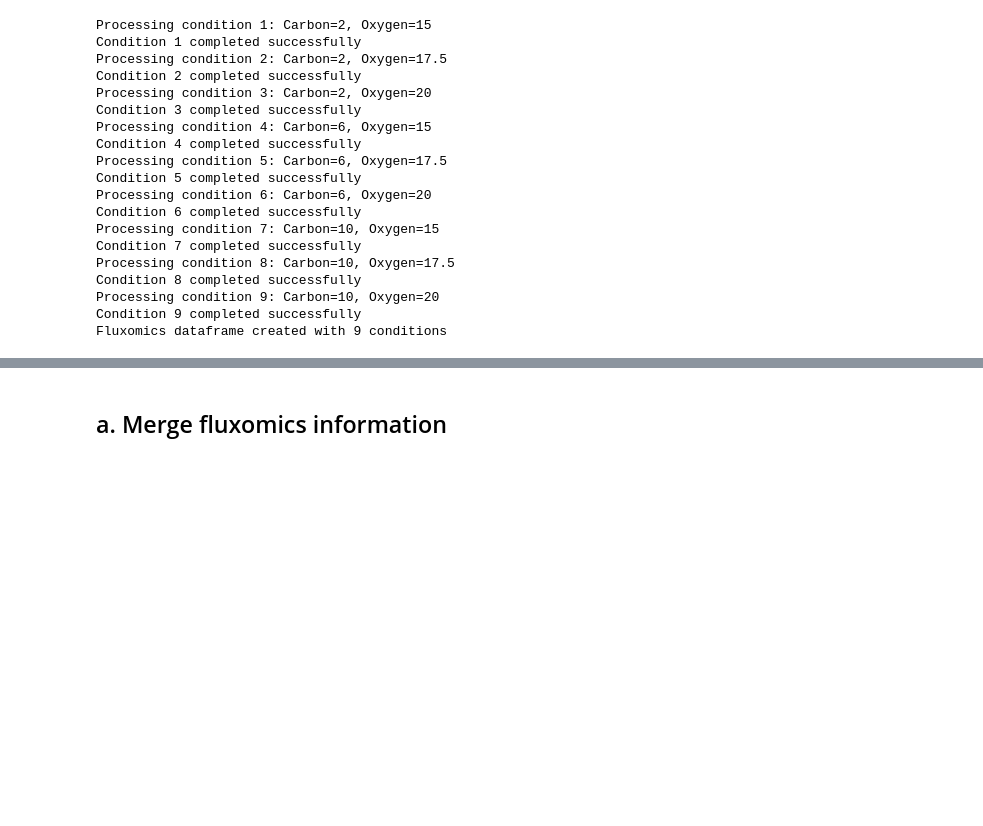
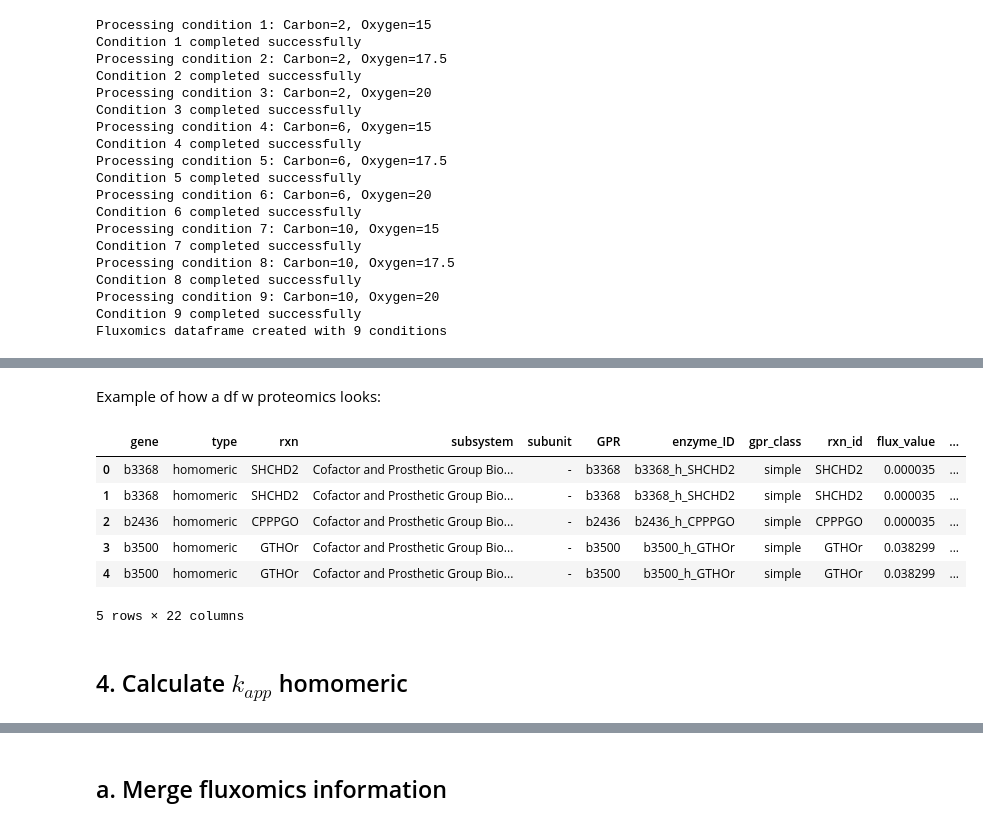
Before and after one commit to lyach/BactoCat, a Jupyter notebook: experiments/kapp_pipeline.ipynb, the cells around one changed output, grey strips where cells are left out. Cells and saved outputs as stored; diff of their text form; code cells hidden in the pictures; blank space fills up the shorter version.

```diff
--- a/experiments/kapp_pipeline.ipynb
+++ b/experiments/kapp_pipeline.ipynb
@@ -138,6 +154,23 @@ Processing condition: flux_cond1
 
 Completed processing all combinations
 Results structure: 9 conditions × 3 p_total values
+# %% [markdown]
+Example of how a df w proteomics looks:
+# %%
+# Stored with double index: condition, p_total
+condition = 'flux_cond1'
+p_total_val = 0.32
+enzyme_protein_info_dfs[condition][p_total_val].head()
+# %% [output]
+|  | gene | type | rxn | subsystem | subunit | GPR | enzyme_ID | gpr_class | rxn_id | flux_value | ... |
+| 0 | b3368 | homomeric | SHCHD2 | Cofactor and Prosthetic Group Bio... | - | b3368 | b3368_h_SHCHD2 | simple | SHCHD2 | 0.000035 | ... |
+| 1 | b3368 | homomeric | SHCHD2 | Cofactor and Prosthetic Group Bio... | - | b3368 | b3368_h_SHCHD2 | simple | SHCHD2 | 0.000035 | ... |
+| 2 | b2436 | homomeric | CPPPGO | Cofactor and Prosthetic Group Bio... | - | b2436 | b2436_h_CPPPGO | simple | CPPPGO | 0.000035 | ... |
+| 3 | b3500 | homomeric | GTHOr | Cofactor and Prosthetic Group Bio... | - | b3500 | b3500_h_GTHOr | simple | GTHOr | 0.038299 | ... |
+| 4 | b3500 | homomeric | GTHOr | Cofactor and Prosthetic Group Bio... | - | b3500 | b3500_h_GTHOr | simple | GTHOr | 0.038299 | ... |
+5 rows × 22 columns
+# %% [markdown]
+## 4. Calculate $k_{app}$ homomeric
 # %%
 from scripts.kapp_builder import calculate_kapp_homomeric
 
```
Also changed, not shown: parts of 43 cells of this notebook, 12 other files.
